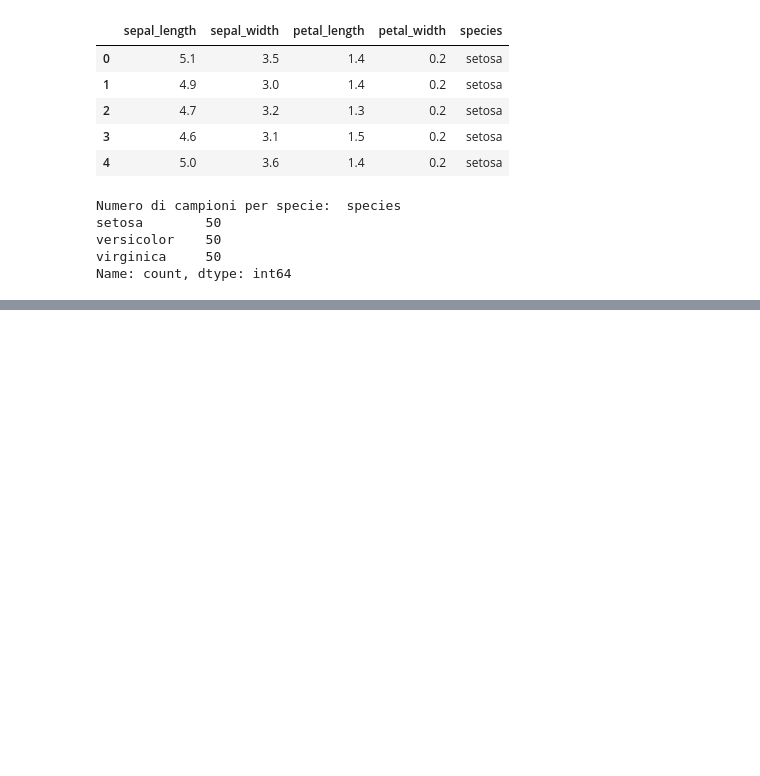
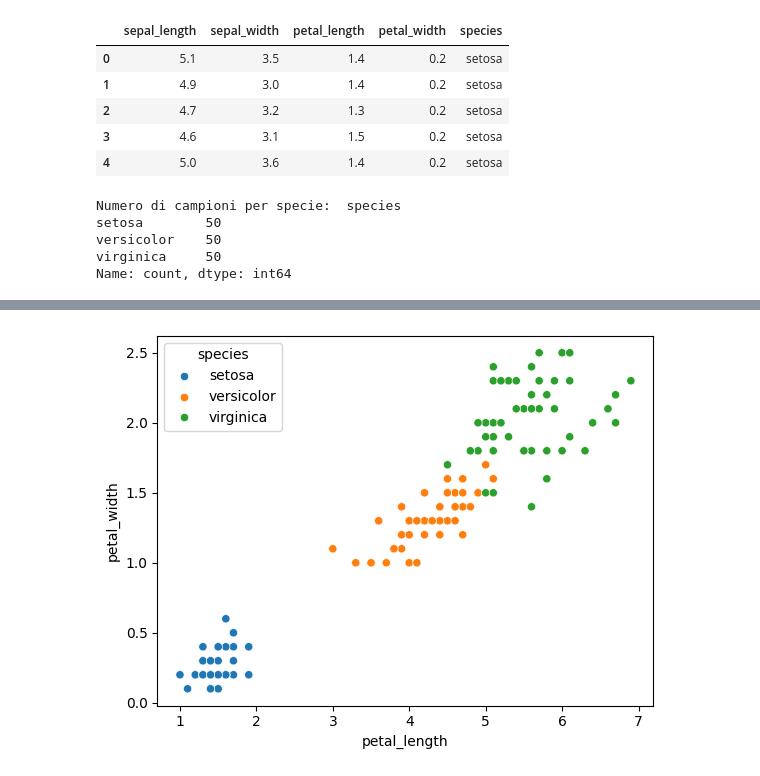
Before and after one commit to SofiaOlivo/LabProg, a Jupyter notebook: 5.4_Esercizi_lez_5.ipynb, the cells around one changed output, grey strips where cells are left out. Cells and saved outputs as stored; diff of their text form; code cells hidden in the pictures; blank space fills up the shorter version.

```diff
--- a/5.4_Esercizi_lez_5.ipynb
+++ b/5.4_Esercizi_lez_5.ipynb
@@ -223,4 +227,8 @@ Name: count, dtype: int64
 # %%
 # Step 3: visualizzare le dimensioni dei petali per specie (scatterplot)
+sns.scatterplot(data=df, x='petal_length', y='petal_width', hue='species')
+plt.show()
+# %% [output]
+[figure, added]
 # %%
 # Step 4: creare una nuova colonna per l'area del petalo e analizzala
```
Also changed, not shown: parts of 8 cells of this notebook, 2 other files.
